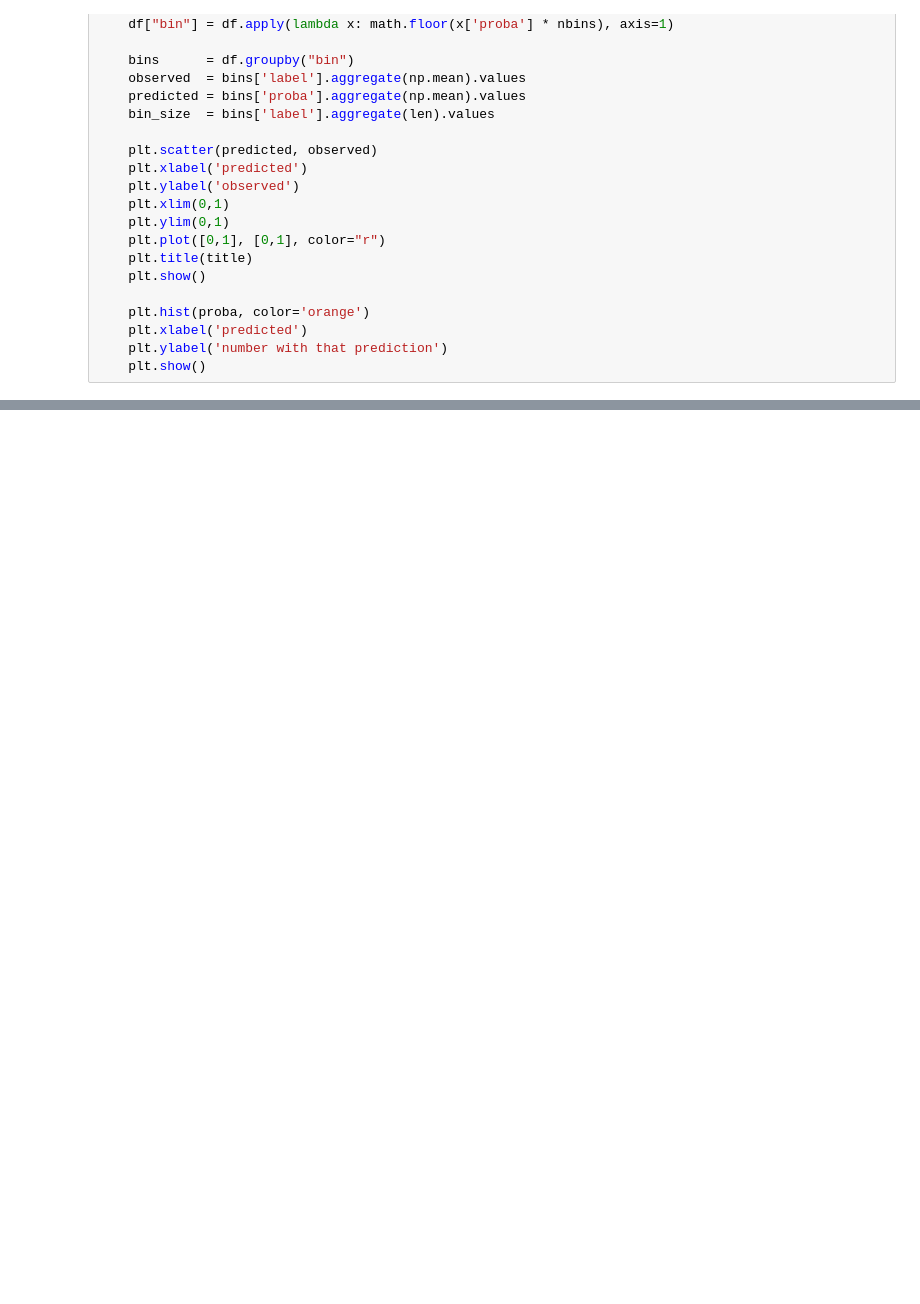
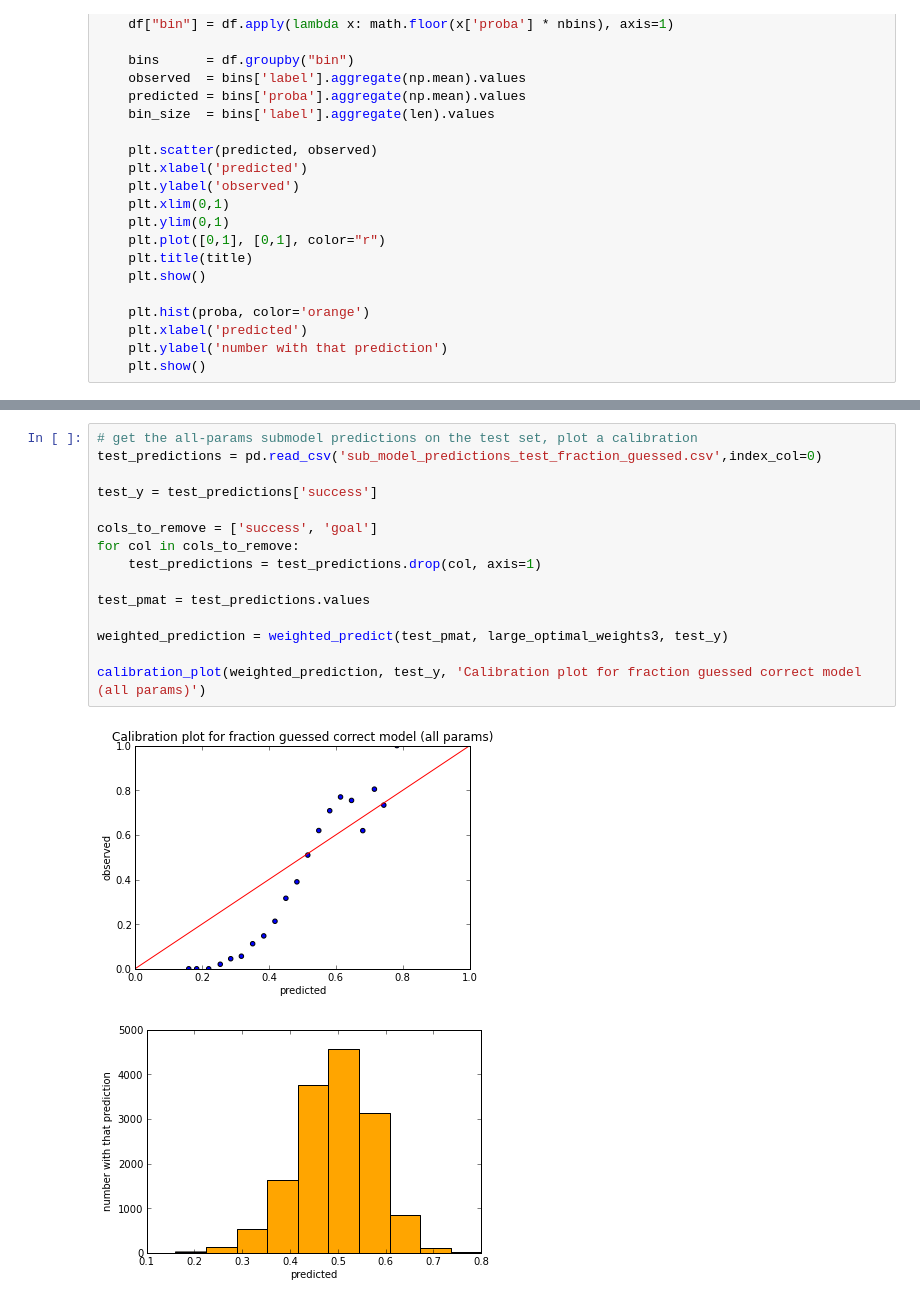
Before and after one commit to johnsturm/cs109, a Jupyter notebook: Process Book.ipynb, the cells around one changed output, grey strips where cells are left out. Drawn from its saved outputs; the diff is of its cells as text; blank space fills up the shorter version.

```diff
--- a/Process Book.ipynb
+++ b/Process Book.ipynb
@@ -3976,0 +4125,18 @@ calibration_plot(weighted_prediction, test_y, 'Calibration plot for fraction gue
+# %%
+# get the all-params submodel predictions on the test set, plot a calibration
+test_predictions = pd.read_csv('sub_model_predictions_test_fraction_guessed.csv',index_col=0)
+
+test_y = test_predictions['success']
+
+cols_to_remove = ['success', 'goal']
+for col in cols_to_remove:
+    test_predictions = test_predictions.drop(col, axis=1)
+
+test_pmat = test_predictions.values
+
+weighted_prediction = weighted_predict(test_pmat, large_optimal_weights3, test_y)
+
+calibration_plot(weighted_prediction, test_y, 'Calibration plot for fraction guessed correct model (all params)')
+# %% [output]
+[figure, added]
+[figure, added]
```
Also changed, not shown: parts of 49 cells of this notebook.
